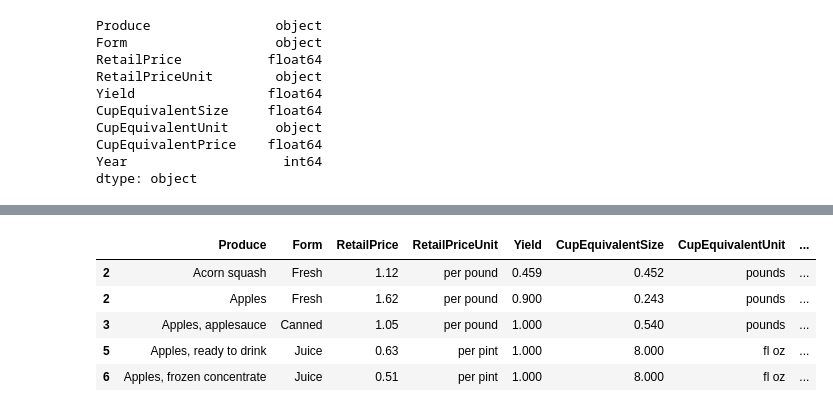
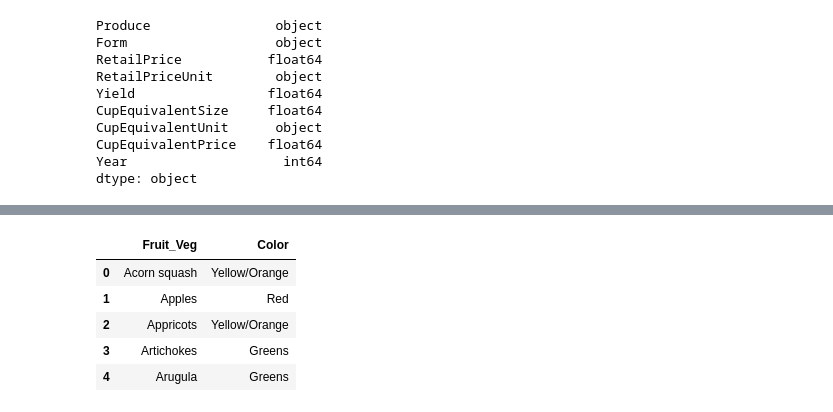
Before and after one commit to cmonjarr/5ADayCost, a Jupyter notebook: FiveADay.ipynb, the cells around one changed output, grey strips where cells are left out. Drawn from its saved outputs; the diff is of its cells as text; code cells hidden in the pictures.

```diff
--- a/FiveADay.ipynb
+++ b/FiveADay.ipynb
@@ -512,9 +563,9 @@ Name: count, dtype: int64
 # %%
-df_produces_2016.head()
+colors.head()
 # %% [output]
-|  | Produce | Form | RetailPrice | RetailPriceUnit | Yield | CupEquivalentSize | CupEquivalentUnit | ... |
-| 2 | Acorn squash | Fresh | 1.12 | per pound | 0.459 | 0.452 | pounds | ... |
-| 2 | Apples | Fresh | 1.62 | per pound | 0.900 | 0.243 | pounds | ... |
-| 3 | Apples, applesauce | Canned | 1.05 | per pound | 1.000 | 0.540 | pounds | ... |
-| 5 | Apples, ready to drink | Juice | 0.63 | per pint | 1.000 | 8.000 | fl oz | ... |
-| 6 | Apples, frozen concentrate | Juice | 0.51 | per pint | 1.000 | 8.000 | fl oz | ... |
+|  | Fruit_Veg | Color |
+| 0 | Acorn squash | Yellow/Orange |
+| 1 | Apples | Red |
+| 2 | Appricots | Yellow/Orange |
+| 3 | Artichokes | Greens |
+| 4 | Arugula | Greens |
```
Also changed, not shown: parts of 37 cells of this notebook, 5 other files.
